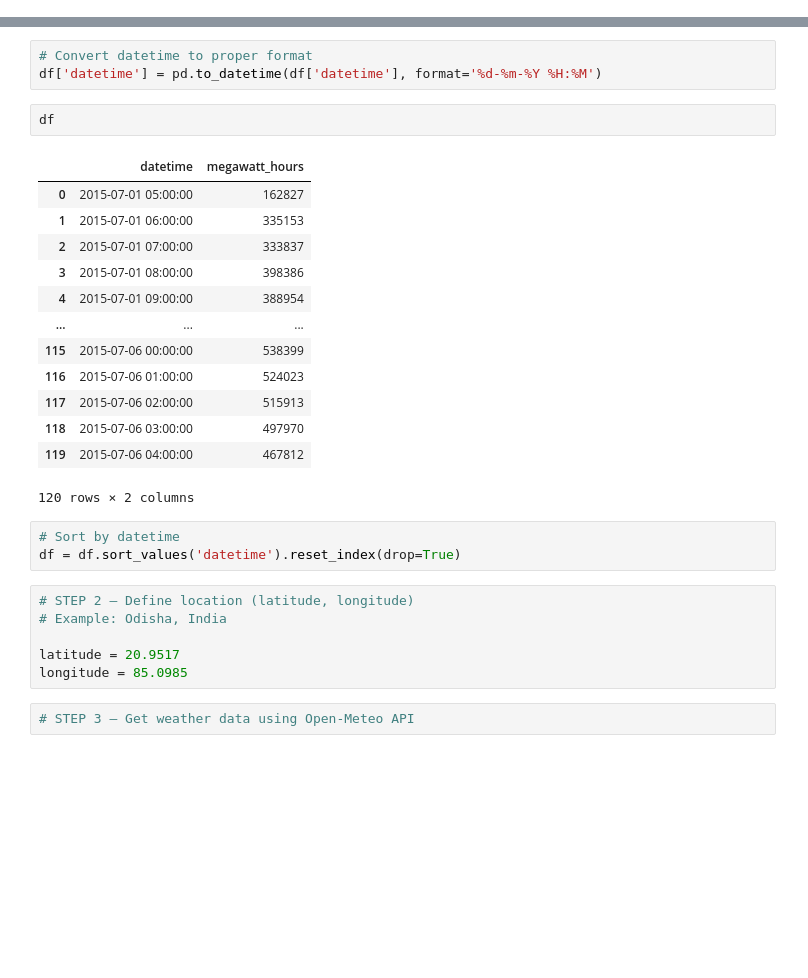
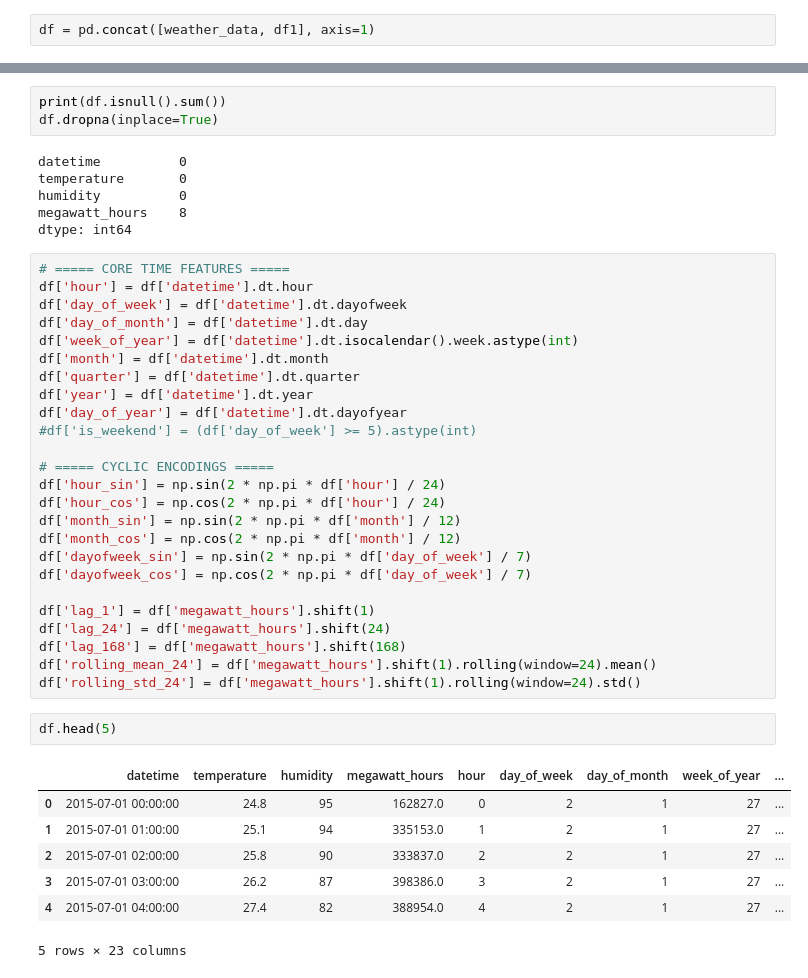
Before and after one commit to susantkumarsahoo/TimeSeriesForecasting_End_To_End, a Jupyter notebook: notebooks/05_note05.ipynb, the cells around one changed output, grey strips where cells are left out. Drawn from its saved outputs; the diff is of its cells as text; blank space fills up the shorter version.

```diff
--- a/notebooks/05_note05.ipynb
+++ b/notebooks/05_note05.ipynb
@@ -84,3 +109,5 @@ df = pd.DataFrame(data)
+# %%
+df = pd.concat([weather_data, df1], axis=1)
 # %%
 df
 # %% [output]
@@ -100,30 +127,44 @@ df
-# %%
-# Convert datetime to proper format
-df['datetime'] = pd.to_datetime(df['datetime'], format='%d-%m-%Y %H:%M')
+# %%
+print(df.isnull().sum())
+df.dropna(inplace=True)
+# %% [output]
+datetime          0
+temperature       0
+humidity          0
+megawatt_hours    8
+dtype: int64
+# %%
+# ===== CORE TIME FEATURES =====
+df['hour'] = df['datetime'].dt.hour
+df['day_of_week'] = df['datetime'].dt.dayofweek
+df['day_of_month'] = df['datetime'].dt.day
+df['week_of_year'] = df['datetime'].dt.isocalendar().week.astype(int)
+df['month'] = df['datetime'].dt.month
+df['quarter'] = df['datetime'].dt.quarter
+df['year'] = df['datetime'].dt.year
+df['day_of_year'] = df['datetime'].dt.dayofyear
+#df['is_weekend'] = (df['day_of_week'] >= 5).astype(int)
+
+# ===== CYCLIC ENCODINGS =====
+df['hour_sin'] = np.sin(2 * np.pi * df['hour'] / 24)
+df['hour_cos'] = np.cos(2 * np.pi * df['hour'] / 24)
+df['month_sin'] = np.sin(2 * np.pi * df['month'] / 12)
+df['month_cos'] = np.cos(2 * np.pi * df['month'] / 12)
+df['dayofweek_sin'] = np.sin(2 * np.pi * df['day_of_week'] / 7)
+df['dayofweek_cos'] = np.cos(2 * np.pi * df['day_of_week'] / 7)
+
+df['lag_1'] = df['megawatt_hours'].shift(1)
+df['lag_24'] = df['megawatt_hours'].shift(24)
+df['lag_168'] = df['megawatt_hours'].shift(168)
+df['rolling_mean_24'] = df['megawatt_hours'].shift(1).rolling(window=24).mean()
+df['rolling_std_24'] = df['megawatt_hours'].shift(1).rolling(window=24).std()
 # %%
-df
+df.head(5)
 # %% [output]
-|  | datetime | megawatt_hours |
-| 0 | 2015-07-01 05:00:00 | 162827 |
-| 1 | 2015-07-01 06:00:00 | 335153 |
-| 2 | 2015-07-01 07:00:00 | 333837 |
-| 3 | 2015-07-01 08:00:00 | 398386 |
-| 4 | 2015-07-01 09:00:00 | 388954 |
-| ... | ... | ... |
-| 115 | 2015-07-06 00:00:00 | 538399 |
-| 116 | 2015-07-06 01:00:00 | 524023 |
-| 117 | 2015-07-06 02:00:00 | 515913 |
-| 118 | 2015-07-06 03:00:00 | 497970 |
-| 119 | 2015-07-06 04:00:00 | 467812 |
+|  | datetime | temperature | humidity | megawatt_hours | hour | day_of_week | day_of_month | week_of_year | ... |
+| 0 | 2015-07-01 00:00:00 | 24.8 | 95 | 162827.0 | 0 | 2 | 1 | 27 | ... |
+| 1 | 2015-07-01 01:00:00 | 25.1 | 94 | 335153.0 | 1 | 2 | 1 | 27 | ... |
+| 2 | 2015-07-01 02:00:00 | 25.8 | 90 | 333837.0 | 2 | 2 | 1 | 27 | ... |
+| 3 | 2015-07-01 03:00:00 | 26.2 | 87 | 398386.0 | 3 | 2 | 1 | 27 | ... |
+| 4 | 2015-07-01 04:00:00 | 27.4 | 82 | 388954.0 | 4 | 2 | 1 | 27 | ... |
-120 rows × 2 columns
+5 rows × 23 columns
-# %%
-# Sort by datetime
-df = df.sort_values('datetime').reset_index(drop=True)
-# %%
-# STEP 2 — Define location (latitude, longitude)
-# Example: Odisha, India
-
-latitude = 20.9517
-longitude = 85.0985
-# %%
-# STEP 3 — Get weather data using Open-Meteo API
```
Also changed, not shown: parts of 42 cells of this notebook, 1 other file.
